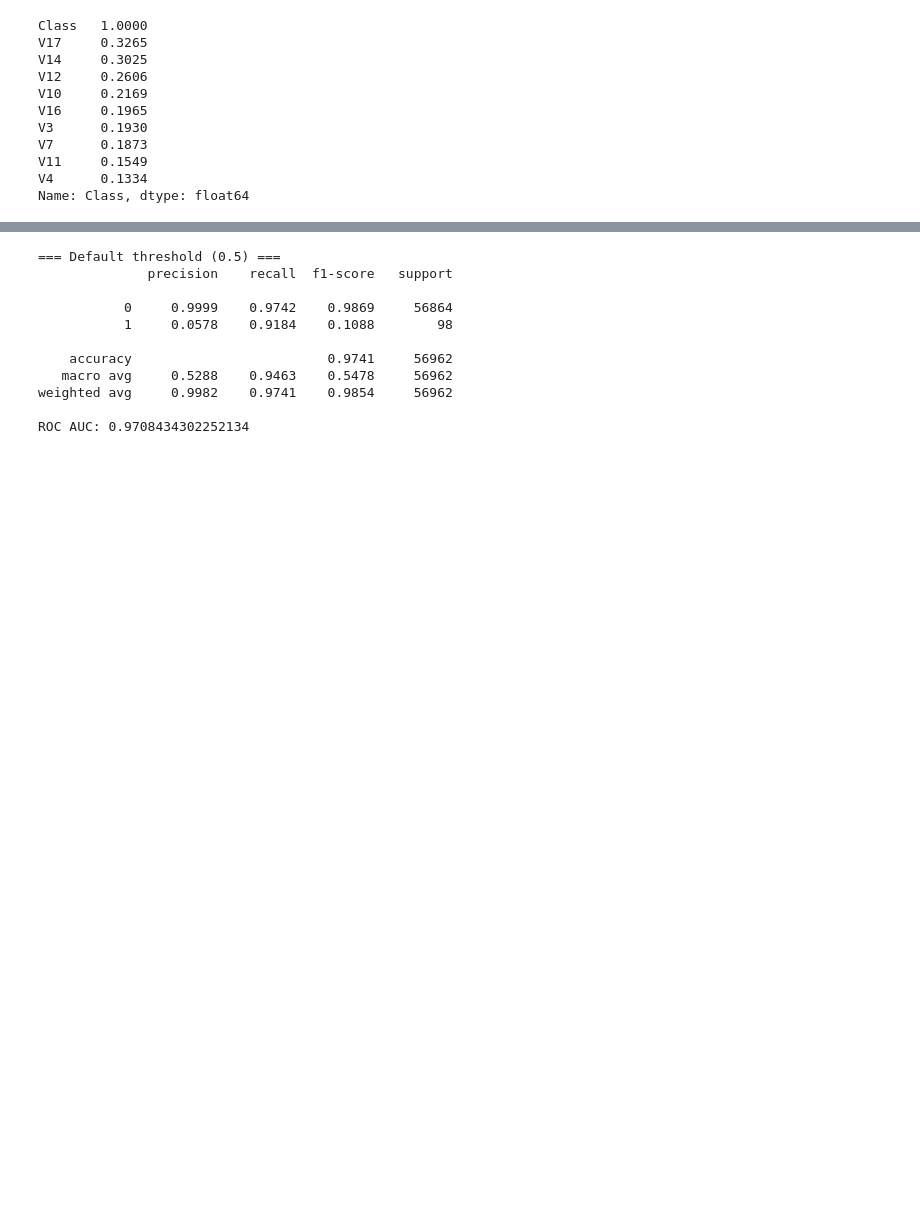
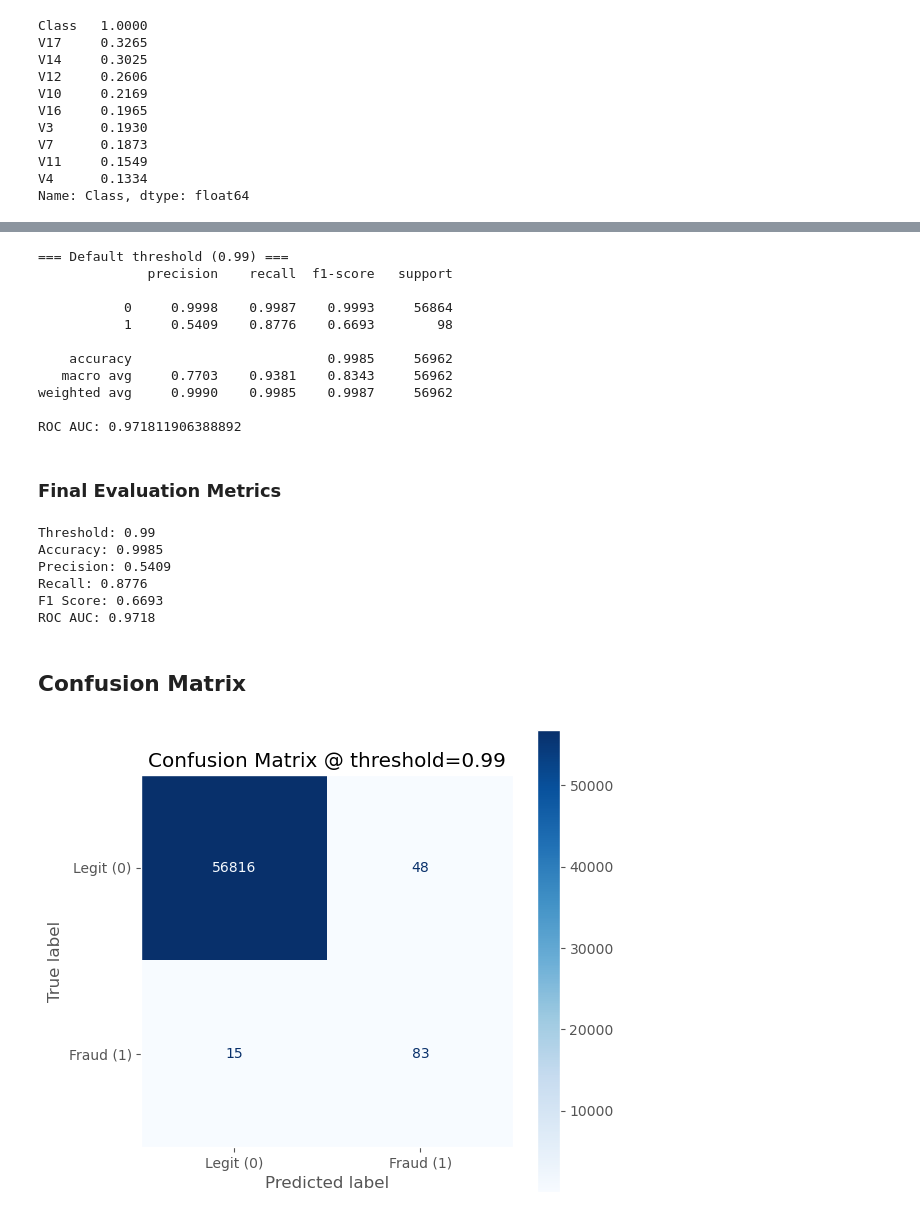
Before and after one commit to Veynitha/credit_card_fraud, a Jupyter notebook: creadit_card_fraud.ipynb, the cells around one changed output, grey strips where cells are left out. Cells and saved outputs as stored; diff of their text form; code cells hidden in the pictures; blank space fills up the shorter version.

```diff
--- a/creadit_card_fraud.ipynb
+++ b/creadit_card_fraud.ipynb
@@ -165,0 +184,17 @@ y_pred_proba = pipeline.predict_proba(X_test)[:, 1]
+# %%
+# 5. Fit grid search
+grid.fit(X_train_resampled, y_train_resampled)
+
+# 6. Best model
+best_model = grid.best_estimator_
+print("Best Parameters:", grid.best_params_)
+print("Best CV F1 Score:", grid.best_score_)
+
+# 7. Evaluate on test set
+y_proba = best_model.predict_proba(X_test_scaled)[:,1]
+y_pred = (y_proba >= 0.99).astype(int)  # or your best_threshold from earlier
+
+from sklearn.metrics import classification_report, roc_auc_score
+
+print(classification_report(y_test, y_pred, digits=4))
+print("ROC AUC:", roc_auc_score(y_test, y_proba))
@@ -165,0 +215,10 @@ y_pred_proba = pipeline.predict_proba(X_test)[:, 1]
+# %%
+# Initialize Logistic Regression
+model = LogisticRegression(
+    solver='lbfgs',
+    max_iter=1000,
+    random_state=42,
+)
+
+# Fit the model
+model.fit(X_train_resampled, y_train_resampled)
@@ -183,17 +299,49 @@ y_proba = pipeline.predict_proba(X_test)[:, 1]
 # %%
-y_pred_default = (y_proba >= 0.5).astype(int)
-print("=== Default threshold (0.5) ===")
-print(classification_report(y_test, y_pred_default, digits=4))
+y_proba = model.predict_proba(X_test_scaled)[:, 1]
+y_pred = (y_proba >= 0.99).astype(int)
+print(f"=== Default threshold ({best_threshold}) ===")
+print(classification_report(y_test, y_pred, digits=4))
 print("ROC AUC:", roc_auc_score(y_test, y_proba))
 # %% [output]
-=== Default threshold (0.5) ===
+=== Default threshold (0.99) ===
               precision    recall  f1-score   support
 
-           0     0.9999    0.9742    0.9869     56864
-           1     0.0578    0.9184    0.1088        98
+           0     0.9998    0.9987    0.9993     56864
+           1     0.5409    0.8776    0.6693        98
 
-    accuracy                         0.9741     56962
-   macro avg     0.5288    0.9463    0.5478     56962
-weighted avg     0.9982    0.9741    0.9854     56962
+    accuracy                         0.9985     56962
+   macro avg     0.7703    0.9381    0.8343     56962
+weighted avg     0.9990    0.9985    0.9987     56962
 
-ROC AUC: 0.9708434302252134
+ROC AUC: 0.971811906388892
+# %% [markdown]
+### Final Evaluation Metrics
+# %%
+print(f"Threshold: {best_threshold:.2f}")
+print(f"Accuracy: {accuracy_score(y_test, y_pred):.4f}")
+print(f"Precision: {precision_score(y_test, y_pred):.4f}")
+print(f"Recall: {recall_score(y_test, y_pred):.4f}")
+print(f"F1 Score: {f1_score(y_test, y_pred):.4f}")
+print(f"ROC AUC: {roc_auc_score(y_test, y_proba):.4f}")
+# %% [output]
+Threshold: 0.99
+Accuracy: 0.9985
+Precision: 0.5409
+Recall: 0.8776
+F1 Score: 0.6693
+ROC AUC: 0.9718
+# %% [markdown]
+## Confusion Matrix
+# %%
+# 1. Compute confusion matrix
+cm = confusion_matrix(y_test, y_pred)
+
+# 2. Display the confusion matrix
+disp = ConfusionMatrixDisplay(confusion_matrix=cm, display_labels=["Legit (0)", "Fraud (1)"])
+fig, ax = plt.subplots(figsize=(6,6))
+disp.plot(ax=ax, cmap="Blues", values_format="d")
+plt.title(f"Confusion Matrix @ threshold={best_threshold:.2f}")
+plt.grid(False)
+plt.show()
+# %% [output]
+[figure, added]
```
Also changed, not shown: parts of 44 cells of this notebook.
